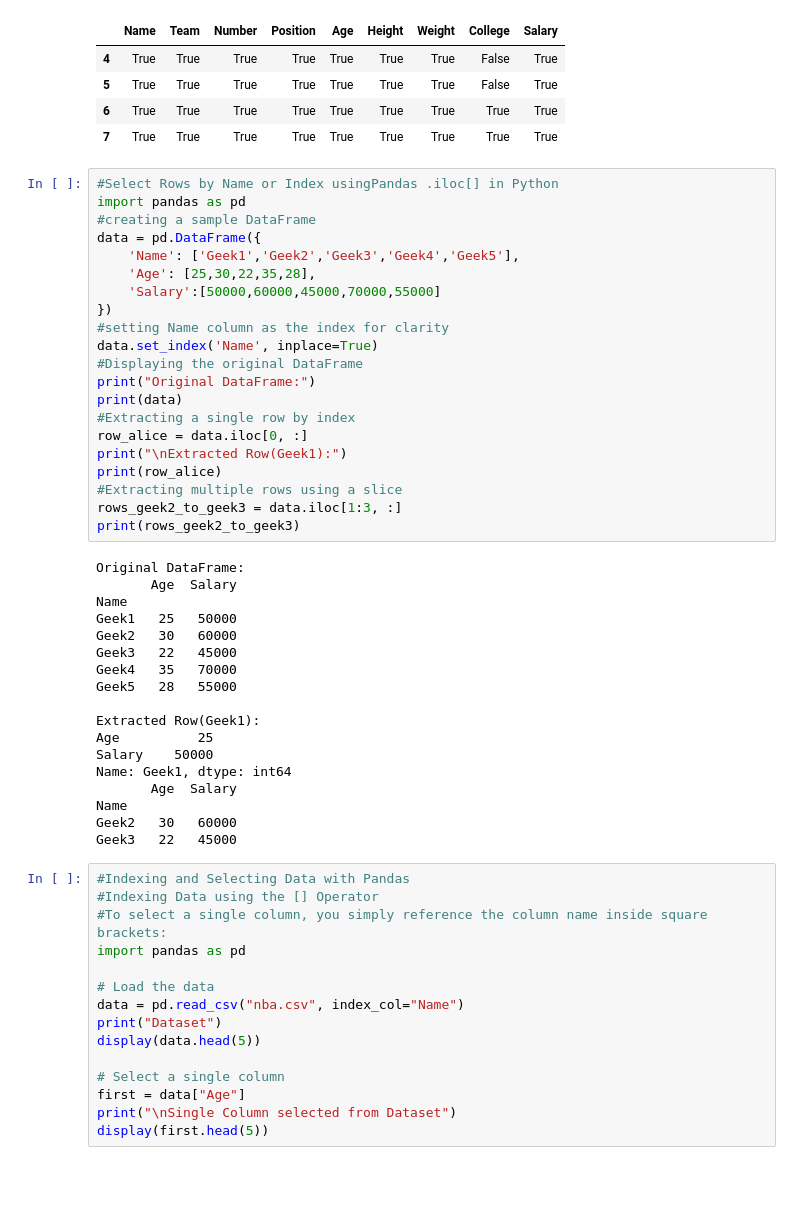
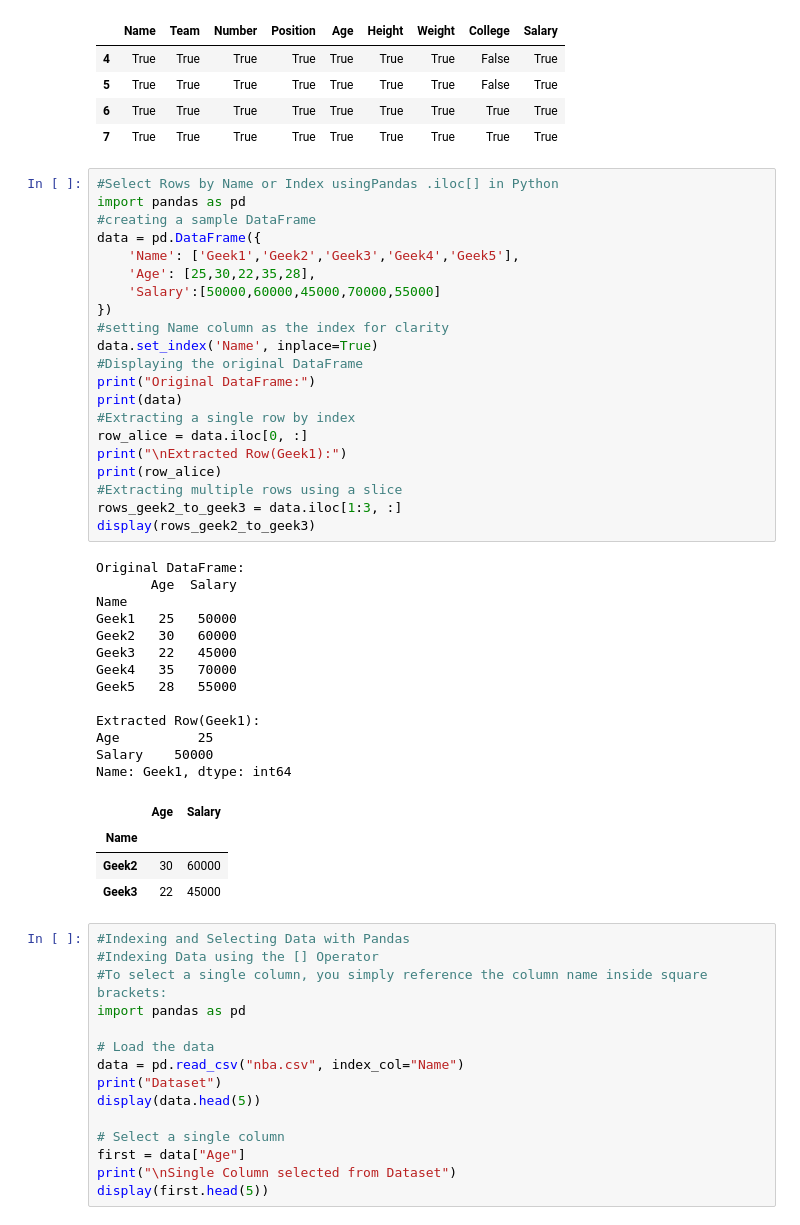
Before and after one commit to Lenmbugua/Python-Numpy-and-Pandas, a Jupyter notebook: Pandas.ipynb, the cells around one changed output. Drawn from its saved outputs; the diff is of its cells as text; blank space fills up the shorter version.

```diff
--- a/Pandas.ipynb
+++ b/Pandas.ipynb
@@ -817,38 +813,38 @@ import pandas as pd
 data = pd.DataFrame({
     'Name': ['Geek1','Geek2','Geek3','Geek4','Geek5'],
     'Age': [25,30,22,35,28],
     'Salary':[50000,60000,45000,70000,55000]
 })
 #setting Name column as the index for clarity
 data.set_index('Name', inplace=True)
 #Displaying the original DataFrame
 print("Original DataFrame:")
 print(data)
 #Extracting a single row by index
 row_alice = data.iloc[0, :]
 print("\nExtracted Row(Geek1):")
 print(row_alice)
 #Extracting multiple rows using a slice
 rows_geek2_to_geek3 = data.iloc[1:3, :]
-print(rows_geek2_to_geek3)
+display(rows_geek2_to_geek3)
 # %% [output]
 Original DataFrame:
        Age  Salary
 Name
 Geek1   25   50000
 Geek2   30   60000
 Geek3   22   45000
 Geek4   35   70000
 Geek5   28   55000
 
 Extracted Row(Geek1):
 Age          25
 Salary    50000
 Name: Geek1, dtype: int64
-       Age  Salary
-Name
-Geek2   30   60000
-Geek3   22   45000
+|  | Age | Salary |
+| Name |  |  |
+| Geek2 | 30 | 60000 |
+| Geek3 | 22 | 45000 |
 # %%
 #Indexing and Selecting Data with Pandas
 #Indexing Data using the [] Operator
```
Also changed, not shown: parts of 8 cells of this notebook.
